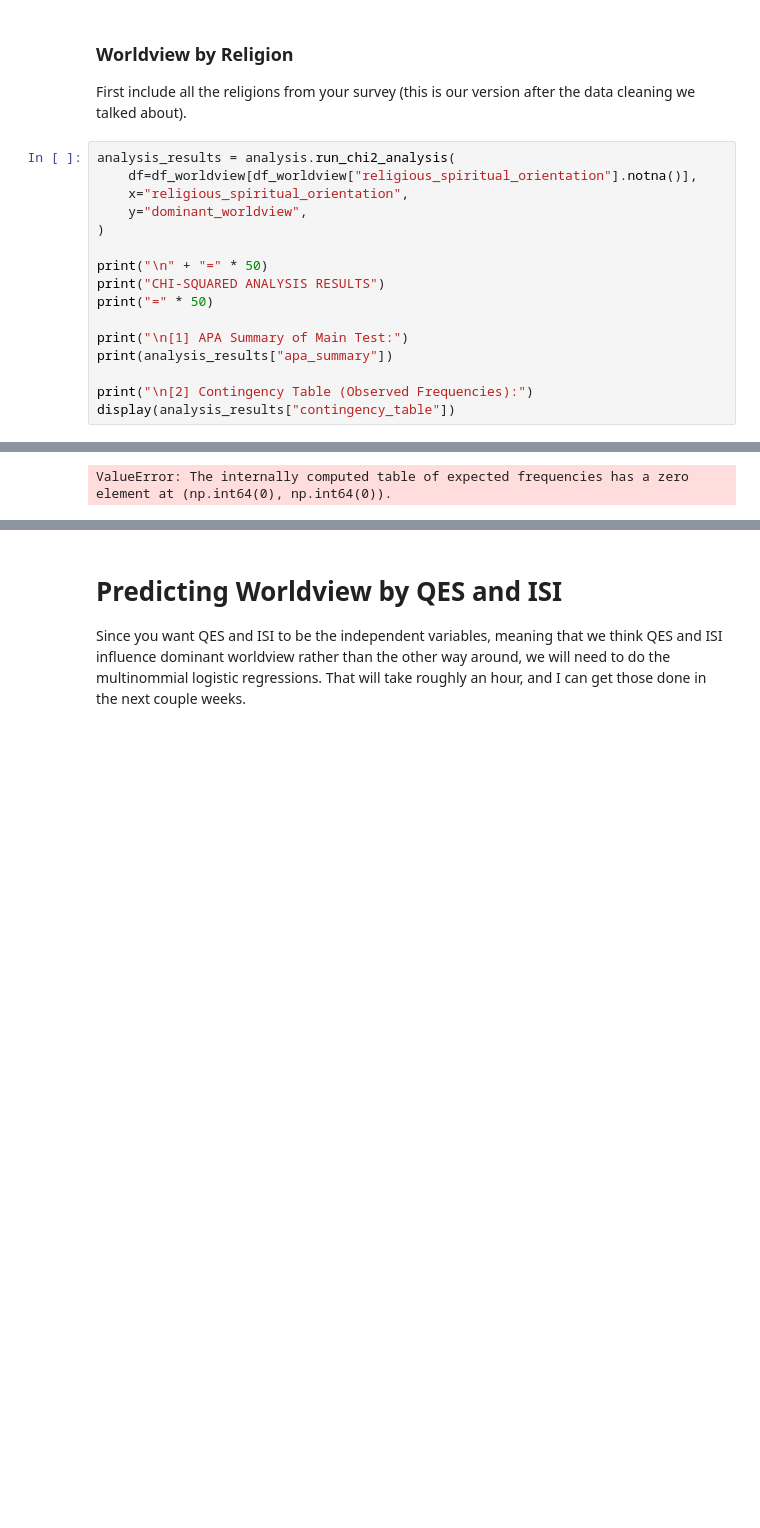
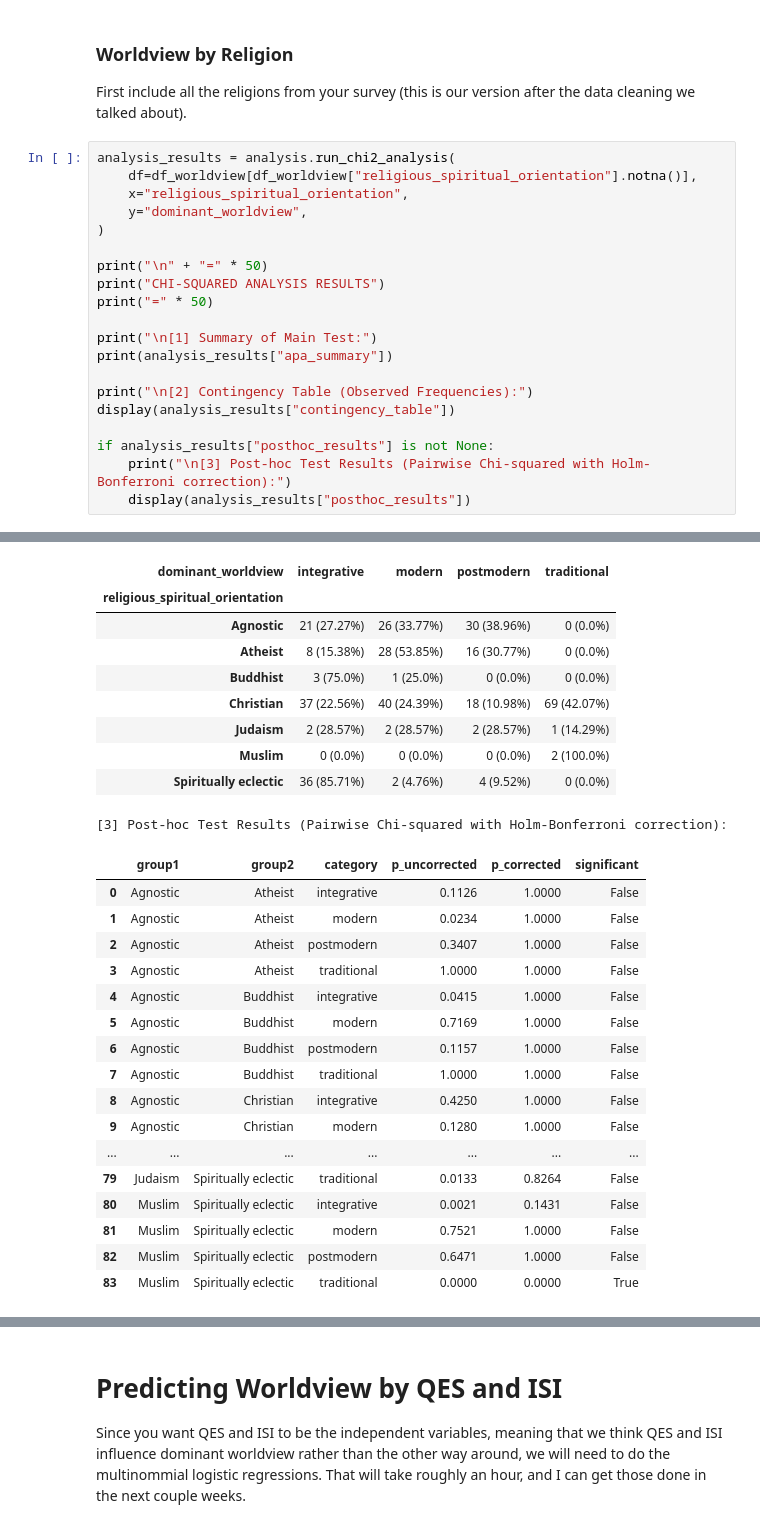
Before and after one commit to ReneeErnst/worldview-study, a Jupyter notebook: notebooks/analysis.ipynb, the cells around one changed output, grey strips where cells are left out. Saved outputs shown, nothing was run; the diff lists cells and outputs as text; blank space fills up the shorter version.

```diff
--- a/notebooks/analysis.ipynb
+++ b/notebooks/analysis.ipynb
@@ -1013,10 +1015,14 @@ print("\n" + "=" * 50)
 print("CHI-SQUARED ANALYSIS RESULTS")
 print("=" * 50)
 
-print("\n[1] APA Summary of Main Test:")
+print("\n[1] Summary of Main Test:")
 print(analysis_results["apa_summary"])
 
 print("\n[2] Contingency Table (Observed Frequencies):")
 display(analysis_results["contingency_table"])
+
+if analysis_results["posthoc_results"] is not None:
+    print("\n[3] Post-hoc Test Results (Pairwise Chi-squared with Holm-Bonferroni correction):")
+    display(analysis_results["posthoc_results"])
 # %% [output]
 Overall test was significant (p = 0.0000).
@@ -1024,2 +1039,28 @@ Conducting post-hoc tests with bonferroni correction.
+| dominant_worldview | integrative | modern | postmodern | traditional |
+| religious_spiritual_orientation |  |  |  |  |
+| Agnostic | 21 (27.27%) | 26 (33.77%) | 30 (38.96%) | 0 (0.0%) |
+| Atheist | 8 (15.38%) | 28 (53.85%) | 16 (30.77%) | 0 (0.0%) |
+| Buddhist | 3 (75.0%) | 1 (25.0%) | 0 (0.0%) | 0 (0.0%) |
+| Christian | 37 (22.56%) | 40 (24.39%) | 18 (10.98%) | 69 (42.07%) |
+| Judaism | 2 (28.57%) | 2 (28.57%) | 2 (28.57%) | 1 (14.29%) |
+| Muslim | 0 (0.0%) | 0 (0.0%) | 0 (0.0%) | 2 (100.0%) |
+| Spiritually eclectic | 36 (85.71%) | 2 (4.76%) | 4 (9.52%) | 0 (0.0%) |
-ValueError: The internally computed table of expected frequencies has a zero element at (np.int64(0), np.int64(0)).
+[3] Post-hoc Test Results (Pairwise Chi-squared with Holm-Bonferroni correction):
+|  | group1 | group2 | category | p_uncorrected | p_corrected | significant |
+| 0 | Agnostic | Atheist | integrative | 0.1126 | 1.0000 | False |
+| 1 | Agnostic | Atheist | modern | 0.0234 | 1.0000 | False |
+| 2 | Agnostic | Atheist | postmodern | 0.3407 | 1.0000 | False |
+| 3 | Agnostic | Atheist | traditional | 1.0000 | 1.0000 | False |
+| 4 | Agnostic | Buddhist | integrative | 0.0415 | 1.0000 | False |
+| 5 | Agnostic | Buddhist | modern | 0.7169 | 1.0000 | False |
+| 6 | Agnostic | Buddhist | postmodern | 0.1157 | 1.0000 | False |
+| 7 | Agnostic | Buddhist | traditional | 1.0000 | 1.0000 | False |
+| 8 | Agnostic | Christian | integrative | 0.4250 | 1.0000 | False |
+| 9 | Agnostic | Christian | modern | 0.1280 | 1.0000 | False |
+| ... | ... | ... | ... | ... | ... | ... |
+| 79 | Judaism | Spiritually eclectic | traditional | 0.0133 | 0.8264 | False |
+| 80 | Muslim | Spiritually eclectic | integrative | 0.0021 | 0.1431 | False |
+| 81 | Muslim | Spiritually eclectic | modern | 0.7521 | 1.0000 | False |
+| 82 | Muslim | Spiritually eclectic | postmodern | 0.6471 | 1.0000 | False |
+| 83 | Muslim | Spiritually eclectic | traditional | 0.0000 | 0.0000 | True |
 # %% [markdown]
```
Also changed, not shown: parts of 16 cells of this notebook.
